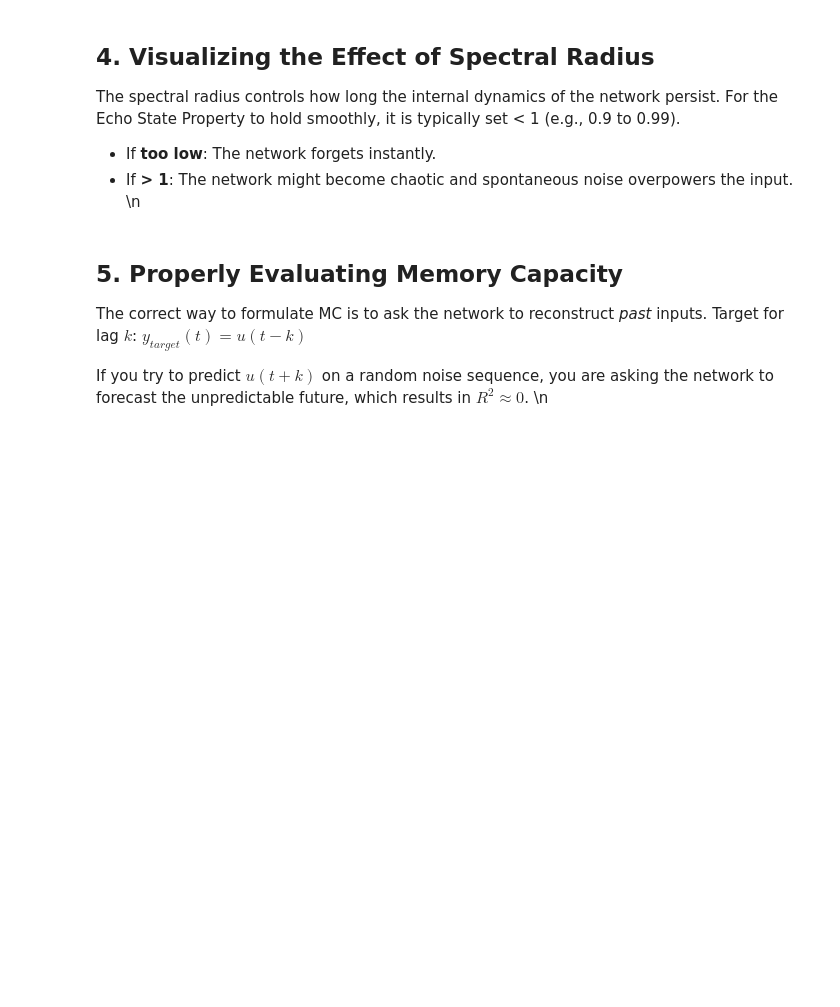
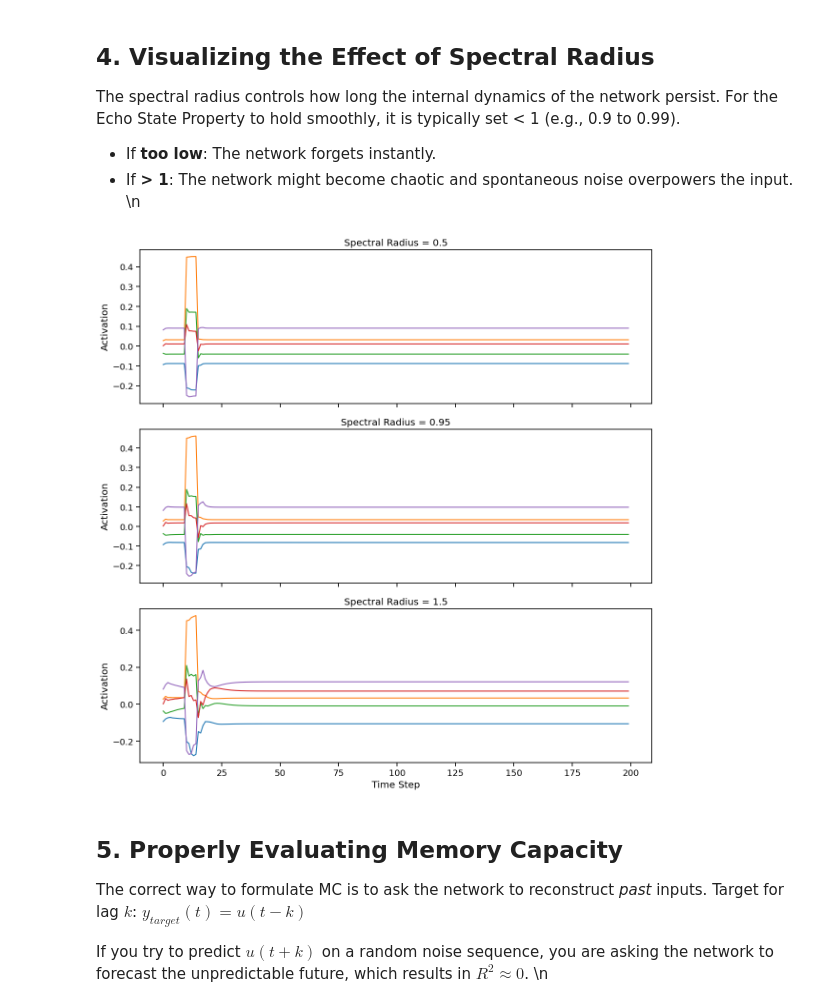
Before and after one commit to ad045/simba, a Jupyter notebook: hyperparameter_tuning_memory_capacity.ipynb, the cells around one changed output. Cells and saved outputs as stored; diff of their text form; code cells hidden in the pictures; blank space fills up the shorter version.

```diff
--- a/hyperparameter_tuning_memory_capacity.ipynb
+++ b/hyperparameter_tuning_memory_capacity.ipynb
@@ -121,24 +125,25 @@ For the Echo State Property to hold smoothly, it is typically set < 1 (e.g., 0.9
 # %%
 fig, axes = plt.subplots(3, 1, figsize=(12, 12), sharex=True)
 
 # Generate an impulse to see how it fades
 inputs_impulse = np.zeros(200)
 inputs_impulse[10:15] = 1.0  # short impulse
 
 for ax, rho in zip(axes, [0.5, 0.95, 1.5]):
     W_rho = prepare_reservoir(W_raw, spectral_radius=rho)
     states, _ = run_reservoir(W_rho, inputs_impulse, input_scaling=0.5)
 
     for i in range(5):
         ax.plot(states[:, i], label=f"Neuron {i}" if i==0 else "")
 
     ax.set_title(f"Spectral Radius = {rho}")
     ax.set_ylabel("Activation")
 
 axes[-1].set_xlabel("Time Step")
 plt.tight_layout()
 plt.show()
-\n
+# %% [output]
+[figure, added]
 # %% [markdown]
 ## 5. Properly Evaluating Memory Capacity
 The correct way to formulate MC is to ask the network to reconstruct *past* inputs.
```
Also changed, not shown: parts of 5 cells of this notebook.
